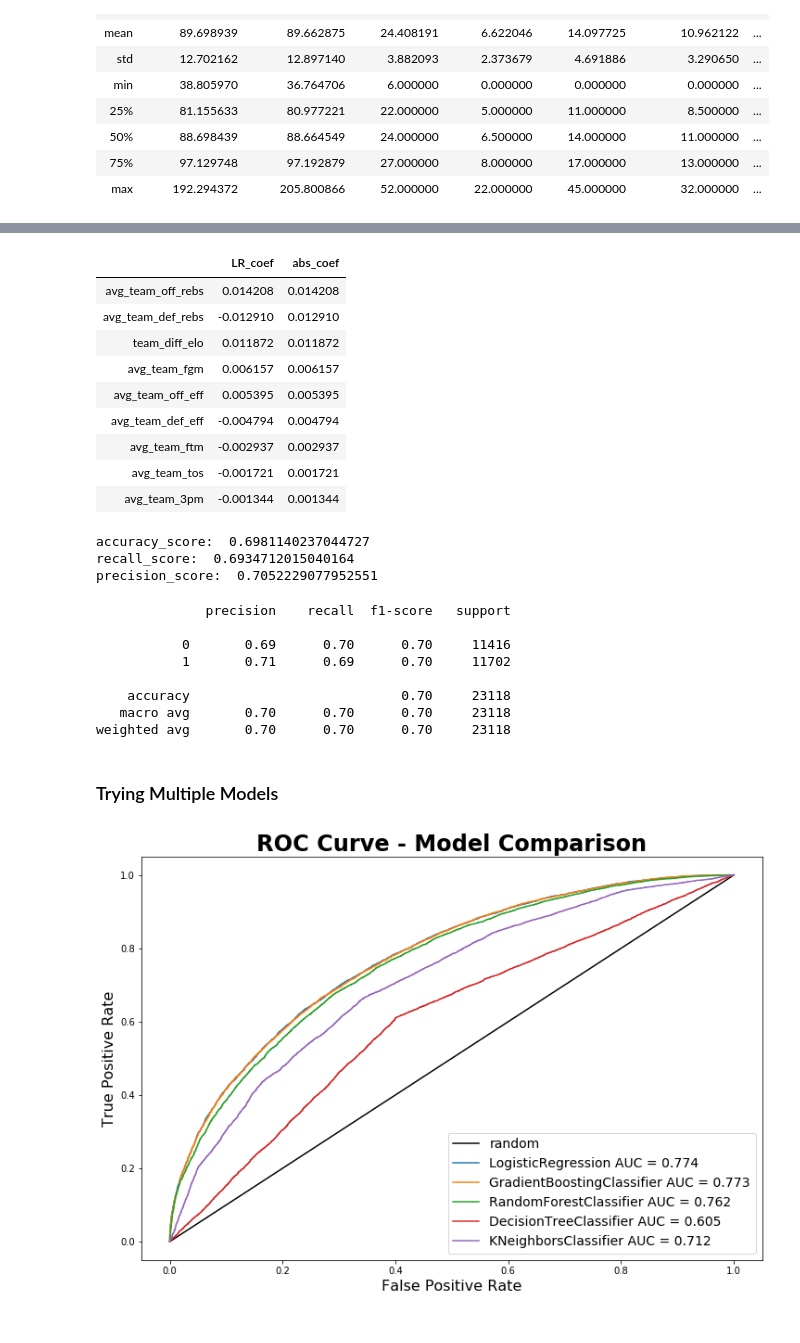
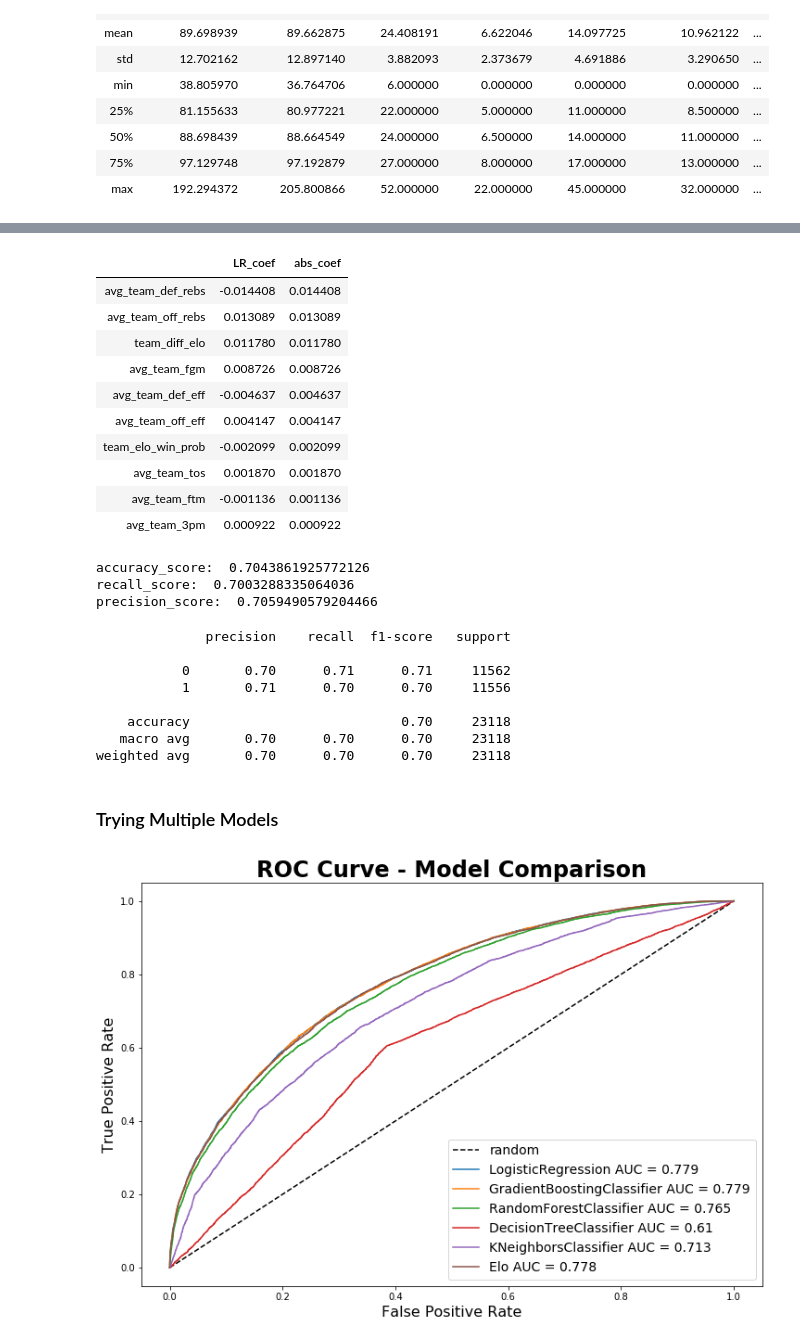
Before and after one commit to crunker99/MarchMadness2020, a Jupyter notebook: Model.ipynb, the cells around one changed output, grey strips where cells are left out. Drawn from its saved outputs; the diff is of its cells as text; code cells hidden in the pictures.

Commit message:
simple elo model as baseline

```diff
--- a/Model.ipynb
+++ b/Model.ipynb
@@ -91,7 +112,7 @@ gg[gg.isnull().any(axis=1)]
 # %%
 df2 = df.merge(gg.dropna(axis=0, how='any'))
 # %%
-columns = col_include + ['team_diff_elo']
+columns = col_include + ['team_diff_elo', 'team_elo_win_prob']
 X = df2[columns]
 y = df2.team_win
 X
@@ -166,15 +190,16 @@ feat_coef['abs_coef'] = abs(feat_coef['LR_coef'])
 feat_coef.sort_values(by='abs_coef', ascending=False)
 # %% [output]
 |  | LR_coef | abs_coef |
-| avg_team_off_rebs | 0.014208 | 0.014208 |
-| avg_team_def_rebs | -0.012910 | 0.012910 |
-| team_diff_elo | 0.011872 | 0.011872 |
-| avg_team_fgm | 0.006157 | 0.006157 |
-| avg_team_off_eff | 0.005395 | 0.005395 |
-| avg_team_def_eff | -0.004794 | 0.004794 |
-| avg_team_ftm | -0.002937 | 0.002937 |
-| avg_team_tos | -0.001721 | 0.001721 |
-| avg_team_3pm | -0.001344 | 0.001344 |
+| avg_team_def_rebs | -0.014408 | 0.014408 |
+| avg_team_off_rebs | 0.013089 | 0.013089 |
+| team_diff_elo | 0.011780 | 0.011780 |
+| avg_team_fgm | 0.008726 | 0.008726 |
+| avg_team_def_eff | -0.004637 | 0.004637 |
+| avg_team_off_eff | 0.004147 | 0.004147 |
+| team_elo_win_prob | -0.002099 | 0.002099 |
+| avg_team_tos | 0.001870 | 0.001870 |
+| avg_team_ftm | -0.001136 | 0.001136 |
+| avg_team_3pm | 0.000922 | 0.000922 |
 # %%
 y_pred = LR.predict(X_test)
 # %%
@@ -182,22 +207,58 @@ print('accuracy_score: ', accuracy_score(y_test, y_pred))
 print('recall_score: ', recall_score(y_test, y_pred))
 print('precision_score: ', precision_score(y_test, y_pred))
 # %% [output]
-accuracy_score:  0.6981140237044727
-recall_score:  0.6934712015040164
-precision_score:  0.7052229077952551
+accuracy_score:  0.7043861925772126
+recall_score:  0.7003288335064036
+precision_score:  0.7059490579204466
 # %%
 print(classification_report(y_test, y_pred))
 # %% [output]
               precision    recall  f1-score   support
 
-           0       0.69      0.70      0.70     11416
-           1       0.71      0.69      0.70     11702
+           0       0.70      0.71      0.71     11562
+           1       0.71      0.70      0.70     11556
 
     accuracy                           0.70     23118
    macro avg       0.70      0.70      0.70     23118
 weighted avg       0.70      0.70      0.70     23118
 # %% [markdown]
 ### Trying Multiple Models
+# %%
+### create Elo prediction model
+
+class Elo():
+    """
+    Make simple Elo predictions from equation
+    """
+
+    def __init__(self, elo_diff_col='team_diff_elo',
+                    team_elo_col='team_elo_before_game', opp_elo_col='opp_elo_before_game'):
+        self.elo_diff_col = elo_diff_col
+        self.team_elo_col = team_elo_col
+        self.opp_elo_col = opp_elo_col
+
+    def fit(self, X, y):
+        pass
+
+    def elo_win_prob(self, elo_diff):
+        """
+        'elo diff': array
+        """
+        return 1 / (1 + 10 ** ((elo_diff) / 400))
+
+    def predict_proba(self, X_test):
+        if not self.elo_diff_col:
+            team_elo = X_test[self.team_elo_col]
+            opp_elo = X_test[self.opp_elo_col]
+            p =  self.elo_win_prob(opp_elo - team_elo).values
+        else:
+            p = self.elo_win_prob(- X_test[self.elo_diff_col]).values
+        return np.array([1-p, p]).T
+
+
+    def predict(self, X_test):
+        win_probs = self.predict_proba(X_test)[:,1]
+        return np.array([1 if x > 0.5 else 0 for x in win_probs])
 # %%
 def calculate_threshold_values(prob, y):
     '''
@@ -250,19 +311,20 @@ gb = GradientBoostingClassifier()
 rf = RandomForestClassifier()
 dt = DecisionTreeClassifier()
 kn = KNeighborsClassifier()
-model_list = [logistic, gb, rf, dt, kn]
+elo = Elo()
+model_list = [logistic, gb, rf, dt, kn, elo]
 # %%
 ## Fitting and testing models
 fig, ax = plt.subplots(figsize=(12, 8))
 
-ax.plot([0,1],[0,1], 'k', label="random")
+ax.plot([0,1],[0,1], 'k', label="random", linestyle='--')
 res_list = []
 
 for model in model_list:
     results = modelling(X_train, X_test, y_train, y_test, model)
     res_list.append(results)
     auc_score = results[4]
     plot_roc(ax, results[3],
              "{} AUC = {}".format(model.__class__.__name__, round(auc_score, 3)))
 # %% [output]
-[figure, old version]
+[figure, new version]
```
Also changed, not shown: parts of 21 cells of this notebook.
